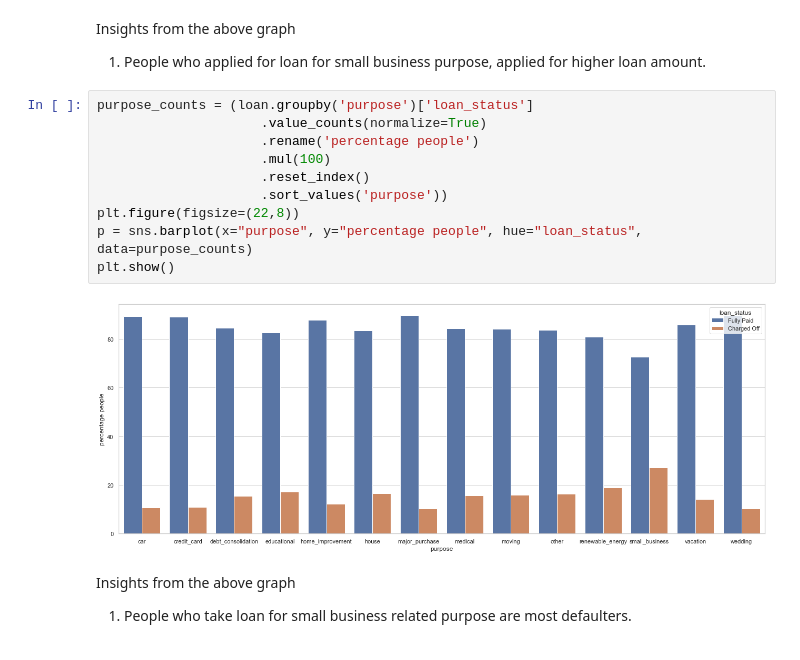
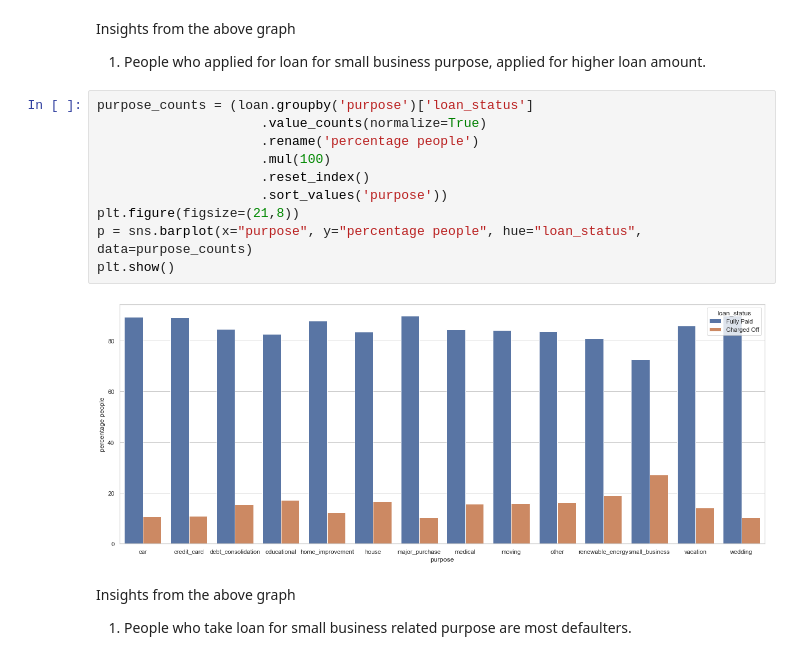
Before and after one commit to Harshulagarwal/LendingClubCaseStudy, a Jupyter notebook: LENDING_CLUB_CASE_STUDY.ipynb, the cells around one changed output. Cells and saved outputs as stored; diff of their text form.

```diff
--- a/LENDING_CLUB_CASE_STUDY.ipynb
+++ b/LENDING_CLUB_CASE_STUDY.ipynb
@@ -690,15 +693,15 @@ Insights from the above graph
 # %%
 purpose_counts = (loan.groupby('purpose')['loan_status']
                      .value_counts(normalize=True)
                      .rename('percentage people')
                      .mul(100)
                      .reset_index()
                      .sort_values('purpose'))
-plt.figure(figsize=(22,8))
+plt.figure(figsize=(21,8))
 p = sns.barplot(x="purpose", y="percentage people", hue="loan_status", data=purpose_counts)
 plt.show()
 # %% [output]
-[figure, old version]
+[figure, new version]
 # %% [markdown]
 Insights from the above graph
 1. People who take loan for small business related purpose are most defaulters.
```
Also changed, not shown: parts of 71 cells of this notebook.
